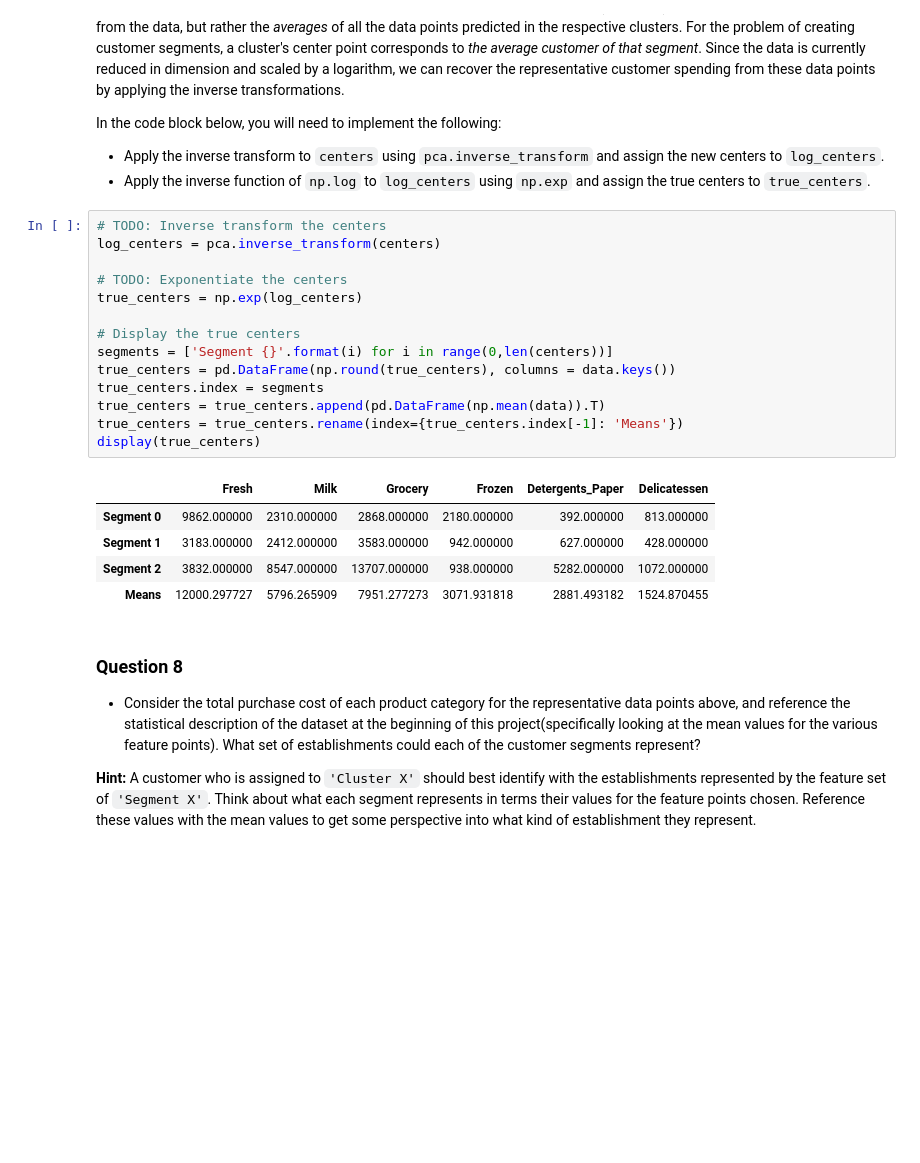
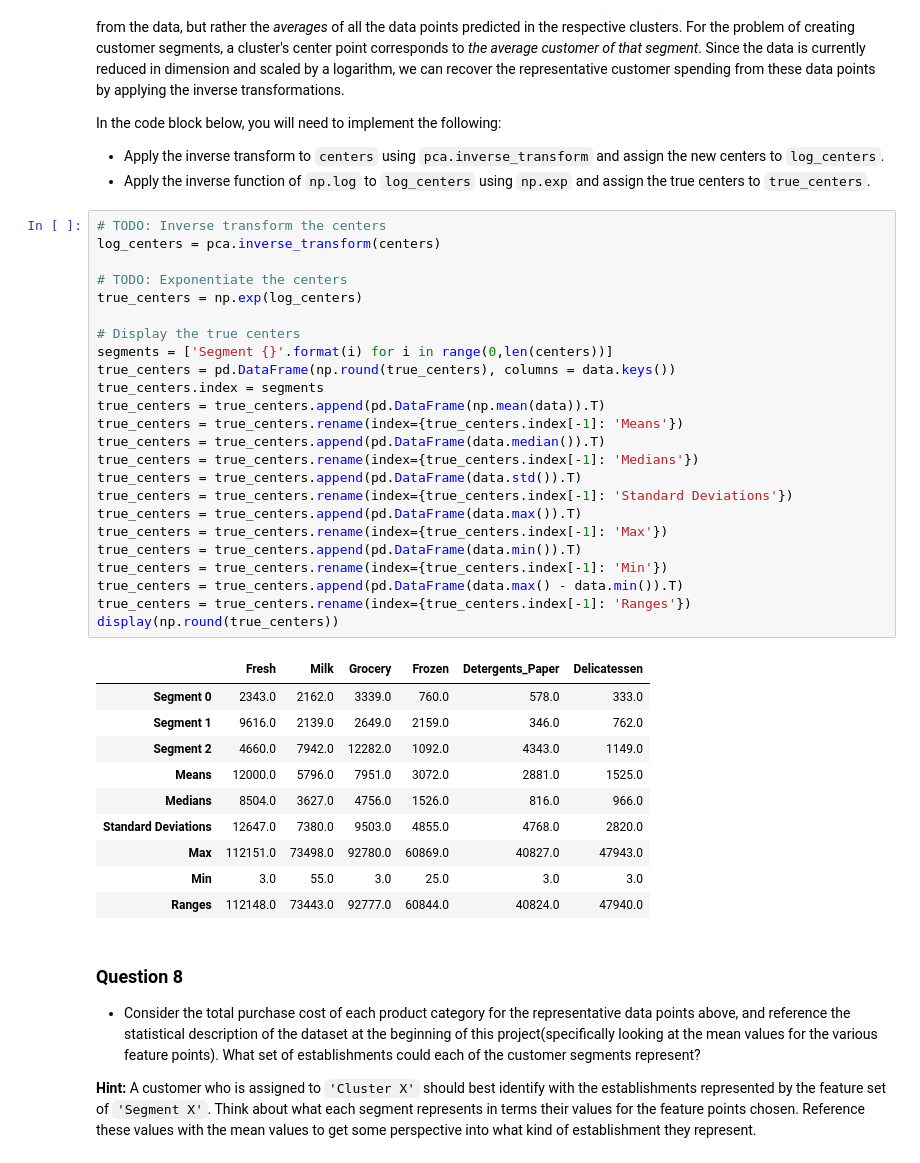
Before and after one commit to SeaPeaMurray/MLND, a Jupyter notebook: customer_segments/customer_segments.ipynb, the cells around one changed output. Drawn from its saved outputs; the diff is of its cells as text; blank space fills up the shorter version.

Commit message:
Finished customer_segments

```diff
--- a/customer_segments/customer_segments.ipynb
+++ b/customer_segments/customer_segments.ipynb
@@ -544,23 +544,38 @@ In the code block below, you will need to implement the following:
 # %%
 # TODO: Inverse transform the centers
 log_centers = pca.inverse_transform(centers)
 
 # TODO: Exponentiate the centers
 true_centers = np.exp(log_centers)
 
 # Display the true centers
 segments = ['Segment {}'.format(i) for i in range(0,len(centers))]
 true_centers = pd.DataFrame(np.round(true_centers), columns = data.keys())
 true_centers.index = segments
 true_centers = true_centers.append(pd.DataFrame(np.mean(data)).T)
 true_centers = true_centers.rename(index={true_centers.index[-1]: 'Means'})
-display(true_centers)
+true_centers = true_centers.append(pd.DataFrame(data.median()).T)
+true_centers = true_centers.rename(index={true_centers.index[-1]: 'Medians'})
+true_centers = true_centers.append(pd.DataFrame(data.std()).T)
+true_centers = true_centers.rename(index={true_centers.index[-1]: 'Standard Deviations'})
+true_centers = true_centers.append(pd.DataFrame(data.max()).T)
+true_centers = true_centers.rename(index={true_centers.index[-1]: 'Max'})
+true_centers = true_centers.append(pd.DataFrame(data.min()).T)
+true_centers = true_centers.rename(index={true_centers.index[-1]: 'Min'})
+true_centers = true_centers.append(pd.DataFrame(data.max() - data.min()).T)
+true_centers = true_centers.rename(index={true_centers.index[-1]: 'Ranges'})
+display(np.round(true_centers))
 # %% [output]
 |  | Fresh | Milk | Grocery | Frozen | Detergents_Paper | Delicatessen |
-| Segment 0 | 9862.000000 | 2310.000000 | 2868.000000 | 2180.000000 | 392.000000 | 813.000000 |
-| Segment 1 | 3183.000000 | 2412.000000 | 3583.000000 | 942.000000 | 627.000000 | 428.000000 |
-| Segment 2 | 3832.000000 | 8547.000000 | 13707.000000 | 938.000000 | 5282.000000 | 1072.000000 |
-| Means | 12000.297727 | 5796.265909 | 7951.277273 | 3071.931818 | 2881.493182 | 1524.870455 |
+| Segment 0 | 2343.0 | 2162.0 | 3339.0 | 760.0 | 578.0 | 333.0 |
+| Segment 1 | 9616.0 | 2139.0 | 2649.0 | 2159.0 | 346.0 | 762.0 |
+| Segment 2 | 4660.0 | 7942.0 | 12282.0 | 1092.0 | 4343.0 | 1149.0 |
+| Means | 12000.0 | 5796.0 | 7951.0 | 3072.0 | 2881.0 | 1525.0 |
+| Medians | 8504.0 | 3627.0 | 4756.0 | 1526.0 | 816.0 | 966.0 |
+| Standard Deviations | 12647.0 | 7380.0 | 9503.0 | 4855.0 | 4768.0 | 2820.0 |
+| Max | 112151.0 | 73498.0 | 92780.0 | 60869.0 | 40827.0 | 47943.0 |
+| Min | 3.0 | 55.0 | 3.0 | 25.0 | 3.0 | 3.0 |
+| Ranges | 112148.0 | 73443.0 | 92777.0 | 60844.0 | 40824.0 | 47940.0 |
 # %% [markdown]
 ### Question 8
 
```
Also changed, not shown: parts of 11 cells of this notebook.
